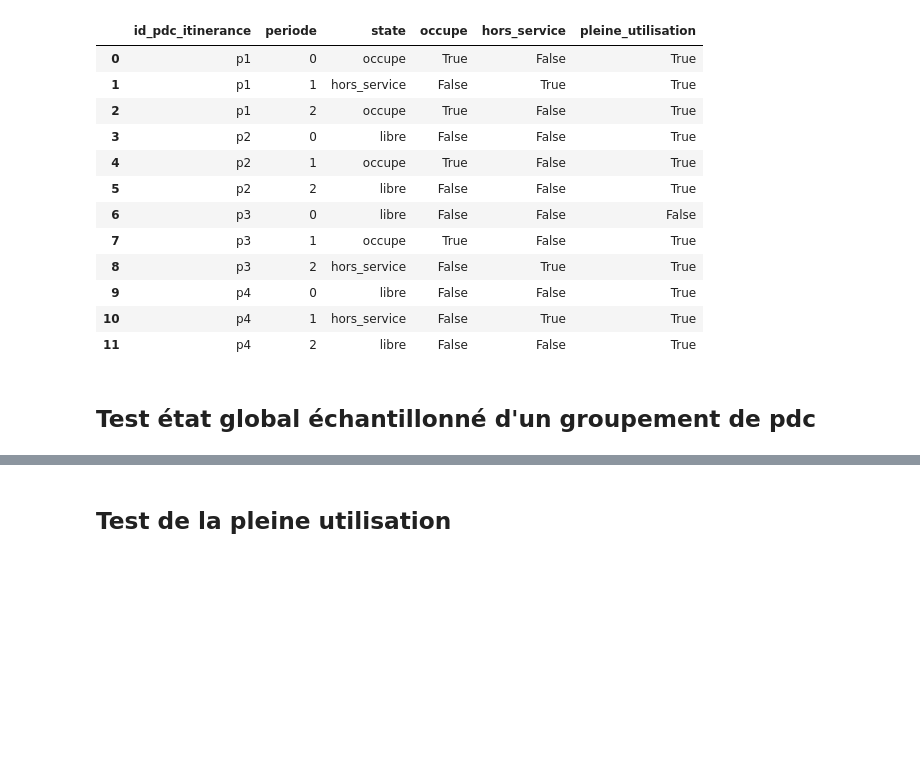
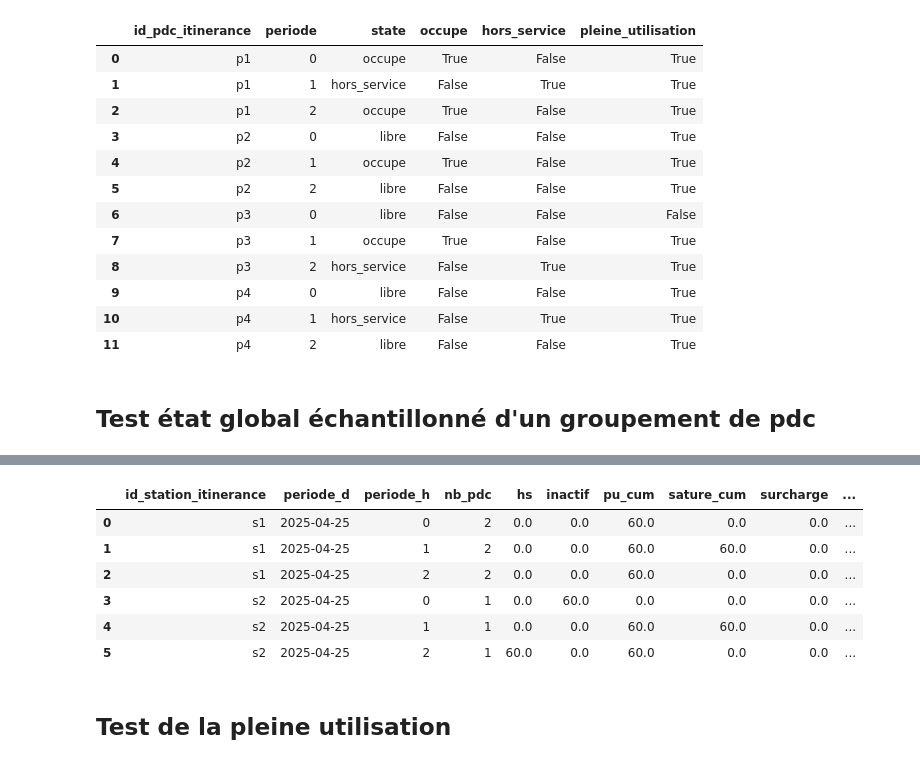
Before and after one commit to loco-labs/qualicharge-rtet, a Jupyter notebook: saturation/source/tests_saturation.ipynb, the cells around one changed output, grey strips where cells are left out. Cells and saved outputs as stored; diff of their text form; code cells hidden in the pictures; blank space fills up the shorter version.

```diff
--- a/saturation/source/tests_saturation.ipynb
+++ b/saturation/source/tests_saturation.ipynb
@@ -186,3 +214,14 @@ to_sampled_state_grp(test, stations, 'id_station_itinerance', 0.1, 0.2, add_full
+# %%
+res_h = to_state_grp_h(res, 'id_station_itinerance', 24, 45)
+res_h
+# %% [output]
+|  | id_station_itinerance | periode_d | periode_h | nb_pdc | hs | inactif | pu_cum | sature_cum | surcharge | ... |
+| 0 | s1 | 2025-04-25 | 0 | 2 | 0.0 | 0.0 | 60.0 | 0.0 | 0.0 | ... |
+| 1 | s1 | 2025-04-25 | 1 | 2 | 0.0 | 0.0 | 60.0 | 60.0 | 0.0 | ... |
+| 2 | s1 | 2025-04-25 | 2 | 2 | 0.0 | 0.0 | 60.0 | 0.0 | 0.0 | ... |
+| 3 | s2 | 2025-04-25 | 0 | 1 | 0.0 | 60.0 | 0.0 | 0.0 | 0.0 | ... |
+| 4 | s2 | 2025-04-25 | 1 | 1 | 0.0 | 0.0 | 60.0 | 60.0 | 0.0 | ... |
+| 5 | s2 | 2025-04-25 | 2 | 1 | 60.0 | 0.0 | 60.0 | 0.0 | 0.0 | ... |
 # %% [markdown]
 ## Test de la pleine utilisation
 # %%
```
Also changed, not shown: parts of 10 cells of this notebook, 1 other file.
